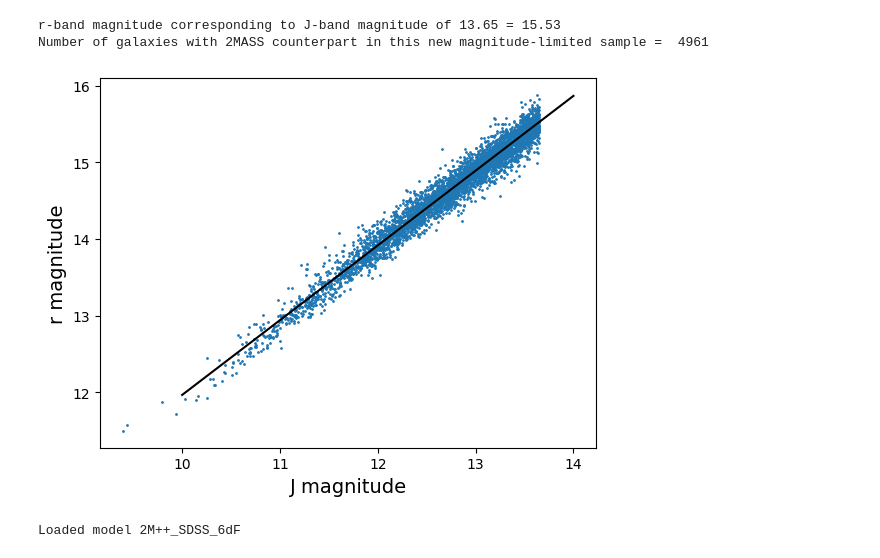
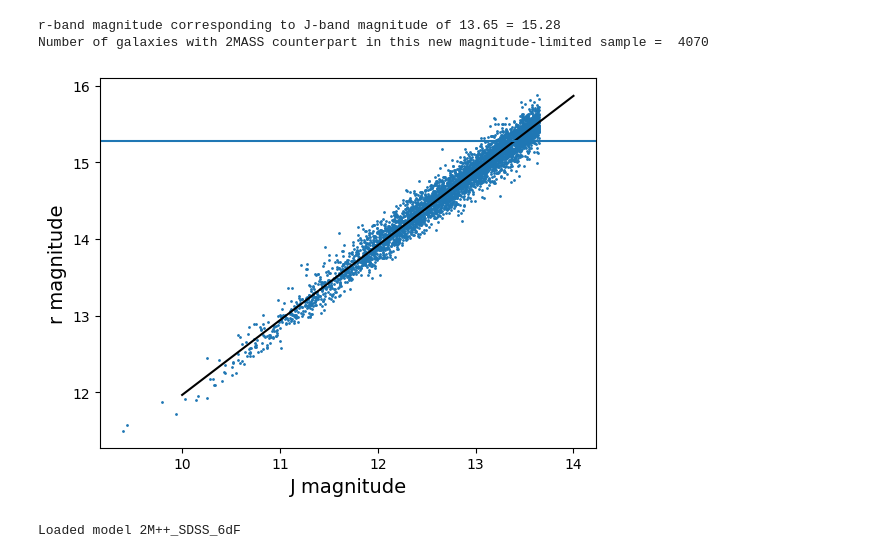
Before and after one commit to mrafifrbbn/thesis-research-2.0, a Jupyter notebook: experiments/experiment_011_refit_cullan_sdss/refit_cullan_sdss.ipynb, the cells around one changed output. Cells and saved outputs as stored; diff of their text form; code cells hidden in the pictures.

```diff
--- a/experiments/experiment_011_refit_cullan_sdss/refit_cullan_sdss.ipynb
+++ b/experiments/experiment_011_refit_cullan_sdss/refit_cullan_sdss.ipynb
@@ -99,37 +47,41 @@ df["has_counterpart"] = ~df["j_m_ext"].isna()
 # Calculate extinction-corrected magnitudes
 df["mag_r"] = df["deVMag_r"] - df["extinction_r"]
 df["mag_j"] = df["j_m_ext"] - df["extinction_j"]
 
 # Fit a linear curve
 df_ = df.copy()
 df_ = df_[df_["has_counterpart"] == True]
 popt, pcov = curve_fit(linear_func, df_["mag_j"].to_numpy(), df_["mag_r"].to_numpy(), p0=[1.0, -2.0])
 
 # Plot r vs J magnitude
 plt.scatter(df_["mag_j"], df_["mag_r"], s=1)
 plt.xlabel("J magnitude", fontsize=14)
 plt.ylabel("r magnitude", fontsize=14)
 
 # Plot the relation
 x_ = np.linspace(10, 14, 100)
 y_ = linear_func(x_, *popt)
 plt.plot(x_, y_, c='k')
 
 # Calculate r magnitude at J magnitude of 13.65
-r_mag_lim = linear_func(13.65, *popt)
+r_mag_lim = 15.28 #linear_func(13.65, *popt)
+plt.axhline(r_mag_lim)
 print(f"r-band magnitude corresponding to J-band magnitude of 13.65 = {round(r_mag_lim, 2)}")
 
 # Select galaxies with that limiting r-magnitude (add new flag)
 df["new_sample"] = (df["deVMag_r"] - df["extinction_r"]) <= r_mag_lim
 
+# Also apply redshift cut
+df = df[df["zcmb_group"] <= ZMAX]
+
 print("Number of galaxies with 2MASS counterpart in this new magnitude-limited sample = ", df["new_sample"].sum())
 
 # Save the data
 df.to_csv("./cullan_sdss_processed.csv", index=False)
 # %% [output]
-r-band magnitude corresponding to J-band magnitude of 13.65 = 15.53
-Number of galaxies with 2MASS counterpart in this new magnitude-limited sample =  4961
+r-band magnitude corresponding to J-band magnitude of 13.65 = 15.28
+Number of galaxies with 2MASS counterpart in this new magnitude-limited sample =  4070
-[figure, old version]
+[figure, new version]
 # %%
 def fit_FP(
     df: pd.DataFrame,
```
Also changed, not shown: parts of 9 cells of this notebook, 46 other files.
